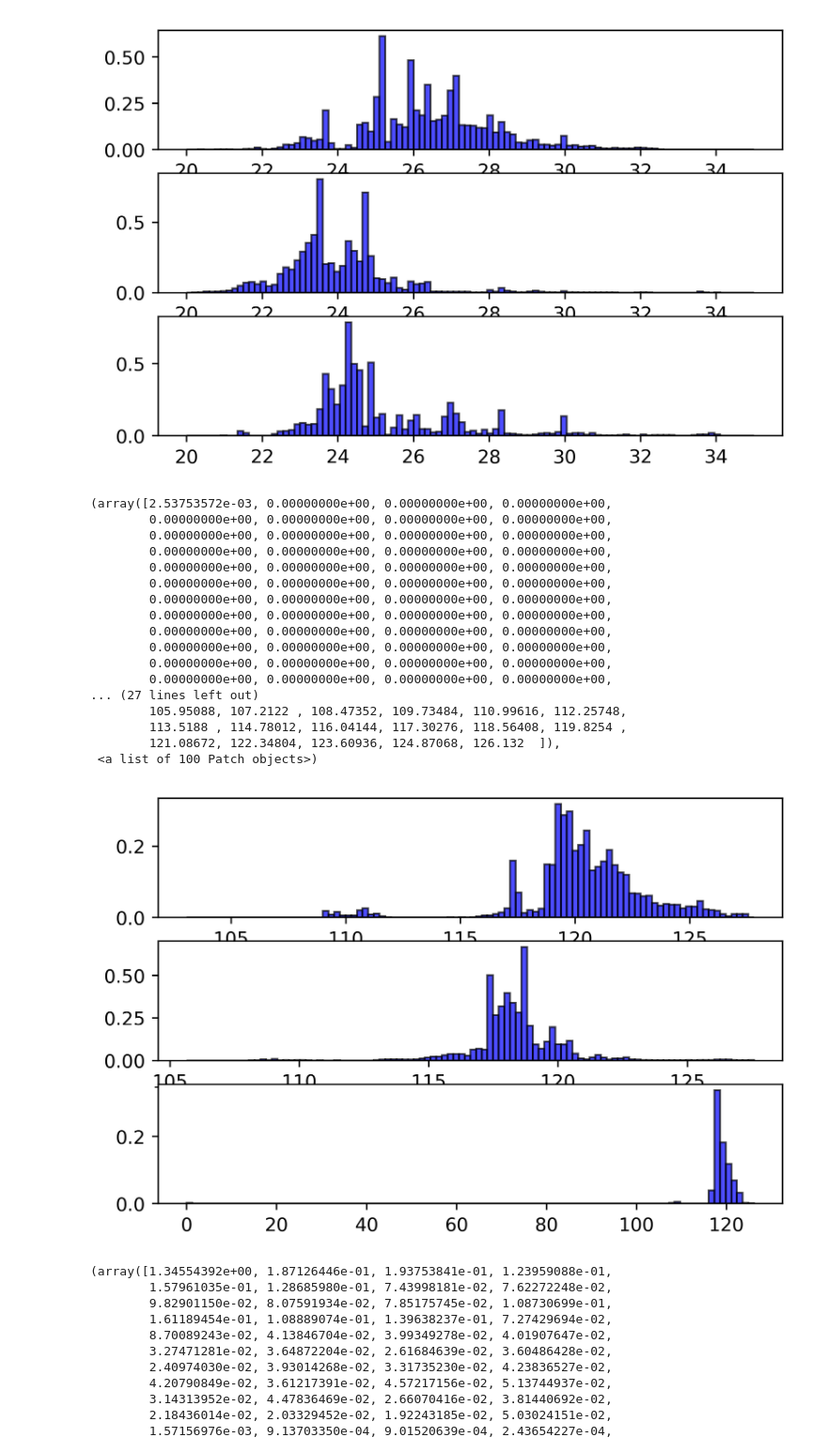
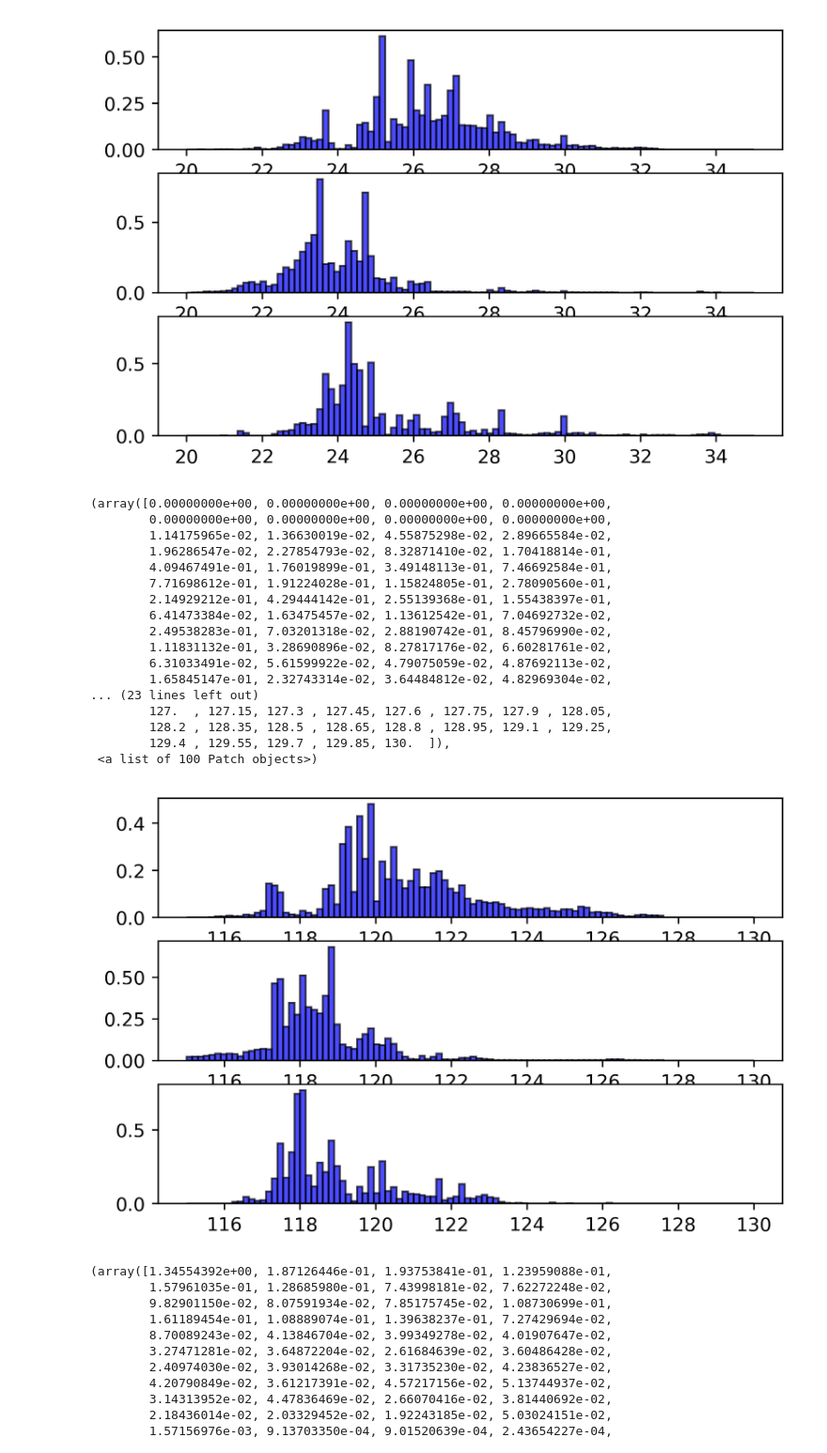
Before and after one commit to DCOLIVERSUN/Smart-ocean-construction, a Jupyter notebook: code/eda.ipynb, the cells around one changed output. Shown at 94% size. Drawn from its saved outputs; the diff is of its cells as text; code cells hidden in the pictures.

```diff
--- a/code/eda.ipynb
+++ b/code/eda.ipynb
@@ -105,30 +105,30 @@ cx.hist(train_ci['lat'], bins=100, range=(20,35),normed=1, facecolor="blue", edg
 # %%
 fig = plt.figure(dpi=400)
 ax = fig.add_subplot(3,1,1)
-ax.hist(train_wei['lon'], bins=100, normed=1, facecolor="blue", edgecolor="black", alpha=0.7)
+ax.hist(train_wei['lon'], bins=100, range=(115, 130), density=1, facecolor="blue", edgecolor="black", alpha=0.7)
 bx = fig.add_subplot(3,1,2)
-bx.hist(train_tuo['lon'], bins=100, normed=1, facecolor="blue", edgecolor="black", alpha=0.7)
+bx.hist(train_tuo['lon'], bins=100, range=(115, 130), density=1, facecolor="blue", edgecolor="black", alpha=0.7)
 cx = fig.add_subplot(3,1,3)
-cx.hist(train_ci['lon'], bins=100, normed=1, facecolor="blue", edgecolor="black", alpha=0.7)
+cx.hist(train_ci['lon'], bins=100, range=(115, 130), density=1, facecolor="blue", edgecolor="black", alpha=0.7)
 # %% [output]
-(array([2.53753572e-03, 0.00000000e+00, 0.00000000e+00, 0.00000000e+00,
+(array([0.00000000e+00, 0.00000000e+00, 0.00000000e+00, 0.00000000e+00,
         0.00000000e+00, 0.00000000e+00, 0.00000000e+00, 0.00000000e+00,
-        0.00000000e+00, 0.00000000e+00, 0.00000000e+00, 0.00000000e+00,
-        0.00000000e+00, 0.00000000e+00, 0.00000000e+00, 0.00000000e+00,
-        0.00000000e+00, 0.00000000e+00, 0.00000000e+00, 0.00000000e+00,
-        0.00000000e+00, 0.00000000e+00, 0.00000000e+00, 0.00000000e+00,
-        0.00000000e+00, 0.00000000e+00, 0.00000000e+00, 0.00000000e+00,
-        0.00000000e+00, 0.00000000e+00, 0.00000000e+00, 0.00000000e+00,
-        0.00000000e+00, 0.00000000e+00, 0.00000000e+00, 0.00000000e+00,
-        0.00000000e+00, 0.00000000e+00, 0.00000000e+00, 0.00000000e+00,
-        0.00000000e+00, 0.00000000e+00, 0.00000000e+00, 0.00000000e+00,
-        0.00000000e+00, 0.00000000e+00, 0.00000000e+00, 0.00000000e+00,
-... (27 lines left out)
-        105.95088, 107.2122 , 108.47352, 109.73484, 110.99616, 112.25748,
-        113.5188 , 114.78012, 116.04144, 117.30276, 118.56408, 119.8254 ,
-        121.08672, 122.34804, 123.60936, 124.87068, 126.132  ]),
+        1.14175965e-02, 1.36630019e-02, 4.55875298e-02, 2.89665584e-02,
+        1.96286547e-02, 2.27854793e-02, 8.32871410e-02, 1.70418814e-01,
+        4.09467491e-01, 1.76019899e-01, 3.49148113e-01, 7.46692584e-01,
+        7.71698612e-01, 1.91224028e-01, 1.15824805e-01, 2.78090560e-01,
+        2.14929212e-01, 4.29444142e-01, 2.55139368e-01, 1.55438397e-01,
+        6.41473384e-02, 1.63475457e-02, 1.13612542e-01, 7.04692732e-02,
+        2.49538283e-01, 7.03201318e-02, 2.88190742e-01, 8.45796990e-02,
+        1.11831132e-01, 3.28690896e-02, 8.27817176e-02, 6.60281761e-02,
+        6.31033491e-02, 5.61599922e-02, 4.79075059e-02, 4.87692113e-02,
+        1.65845147e-01, 2.32743314e-02, 3.64484812e-02, 4.82969304e-02,
+... (23 lines left out)
+        127.  , 127.15, 127.3 , 127.45, 127.6 , 127.75, 127.9 , 128.05,
+        128.2 , 128.35, 128.5 , 128.65, 128.8 , 128.95, 129.1 , 129.25,
+        129.4 , 129.55, 129.7 , 129.85, 130.  ]),
  <a list of 100 Patch objects>)
-[figure, old version]
+[figure, new version]
 # %%
 fig = plt.figure(dpi=400)
 ax = fig.add_subplot(3,1,1)
```
